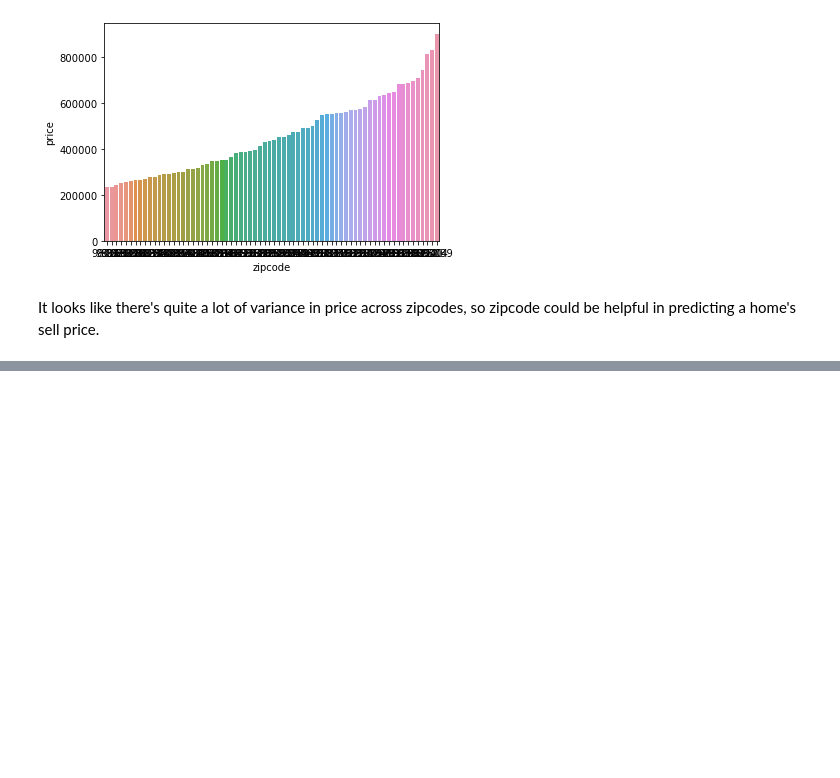
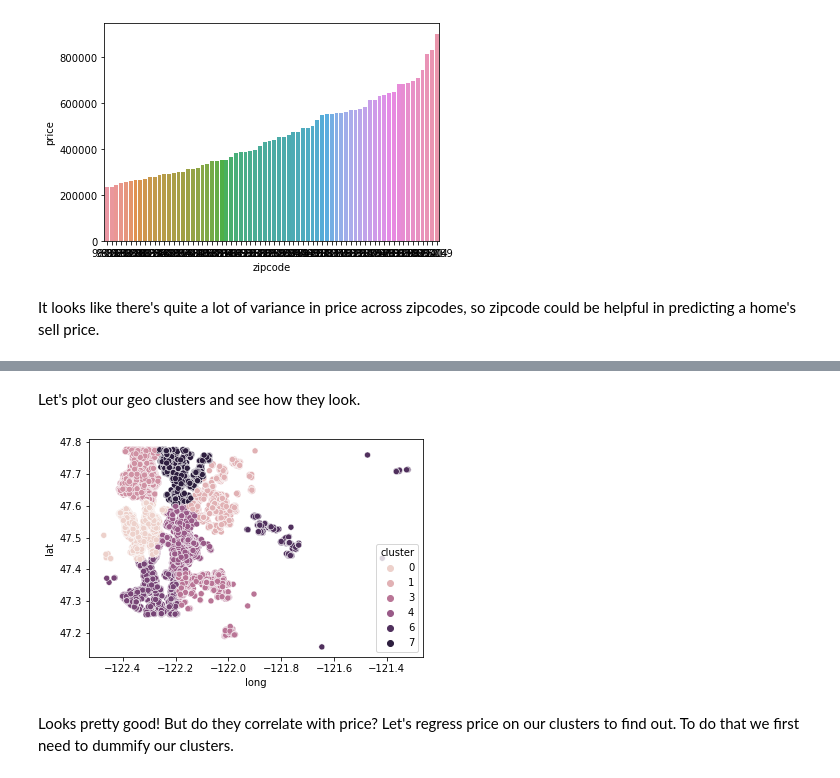
Before and after one commit to andrewabeles/seattle_home_sales, a Jupyter notebook: eda.ipynb, the cells around one changed output, grey strips where cells are left out. Drawn from its saved outputs; the diff is of its cells as text; code cells hidden in the pictures; blank space fills up the shorter version.

```diff
--- a/eda.ipynb
+++ b/eda.ipynb
@@ -311,0 +354,12 @@ It looks like there's quite a lot of variance in price across zipcodes, so zipco
+# %%
+kmeans = cluster.KMeans(n_clusters=8, random_state=5).fit(coords)
+data['cluster'] = kmeans.labels_ # store the homes' cluster labels as a column in our dataset
+# %% [markdown]
+Let's plot our geo clusters and see how they look.
+# %%
+sns.scatterplot(data=data, x='long', y='lat', hue='cluster')
+plt.show()
+# %% [output]
+[figure, added]
+# %% [markdown]
+Looks pretty good! But do they correlate with price? Let's regress price on our clusters to find out. To do that we first need to dummify our clusters.
```
Also changed, not shown: parts of 17 cells of this notebook.
